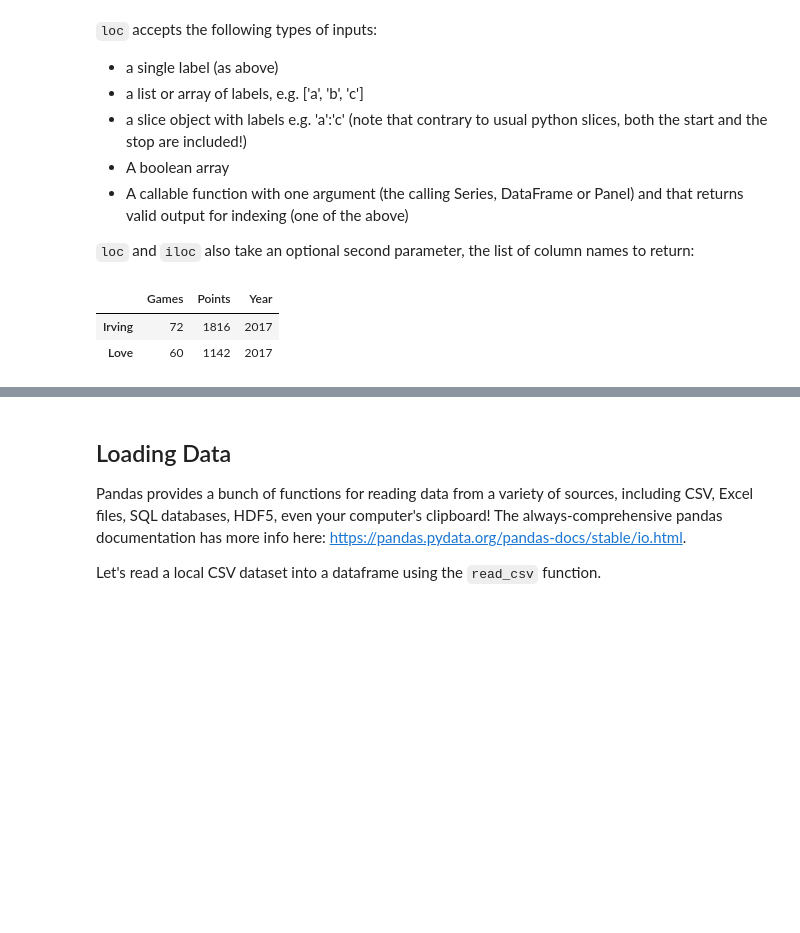
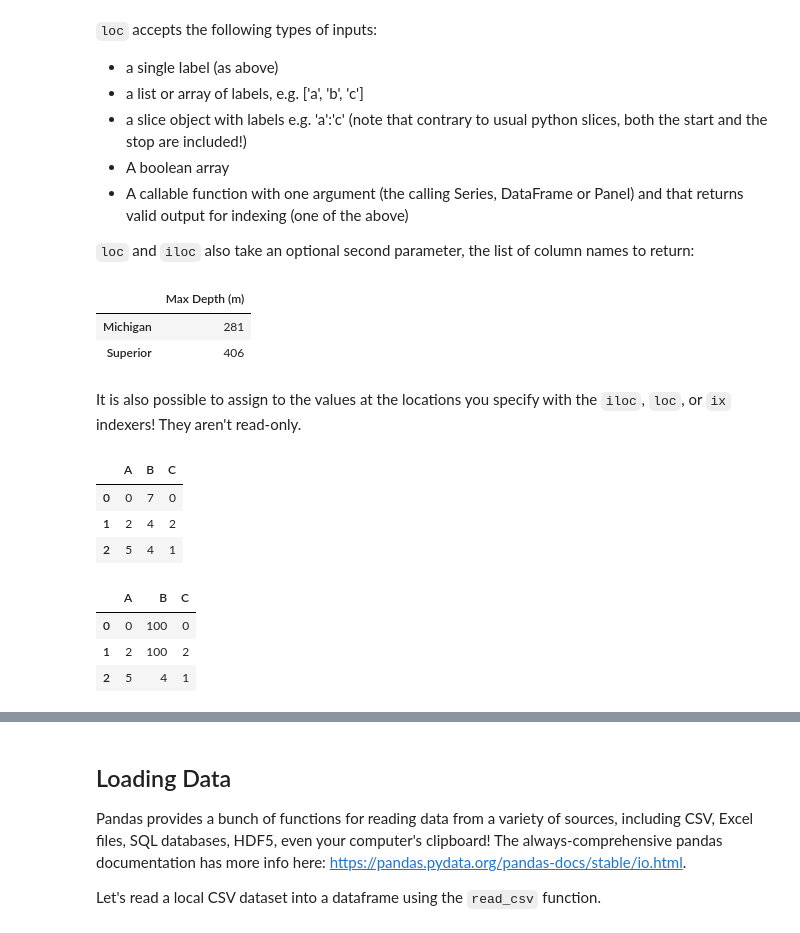
Before and after one commit to nuitrcs/pythonworkshops, a Jupyter notebook: dataanalysis/pandas/Part 1 - Basics.ipynb, the cells around one changed output, grey strips where cells are left out. Saved outputs shown, nothing was run; the diff lists cells and outputs as text; code cells hidden in the pictures; blank space fills up the shorter version.

```diff
--- a/dataanalysis/pandas/Part 1 - Basics.ipynb
+++ b/dataanalysis/pandas/Part 1 - Basics.ipynb
@@ -303,9 +343,29 @@ Name: Irving, dtype: object
 - A callable function with one argument (the calling Series, DataFrame or Panel) and that returns valid output for indexing (one of the above)
 
 `loc` and `iloc` also take an optional second parameter, the list of column names to return:
-# %%
-df.loc[['Irving', 'Love'], ['Games', 'Points', 'Year']]
-# %% [output]
-|  | Games | Points | Year |
-| Irving | 72 | 1816 | 2017 |
-| Love | 60 | 1142 | 2017 |
+# %%
+lakes.loc[['Michigan', 'Superior'], ['Max Depth (m)']]
+# %% [output]
+|  | Max Depth (m) |
+| Michigan | 281 |
+| Superior | 406 |
+# %% [markdown]
+It is also possible to assign to the values at the locations you specify with the `iloc`, `loc`, or `ix` indexers! They aren't read-only.
+# %%
+df = pd.DataFrame(np.random.randint(0, 10, (3, 3)), columns=['A', 'B', 'C'])
+df
+# %% [output]
+|  | A | B | C |
+| 0 | 0 | 7 | 0 |
+| 1 | 2 | 4 | 2 |
+| 2 | 5 | 4 | 1 |
+# %%
+# Assign the value 100 to the 0,B and 1,B.
+# Remember with label-based access, which `loc` uses, the high end of the slice is *included*.
+df.loc[:1, 'B'] = 100
+df
+# %% [output]
+|  | A | B | C |
+| 0 | 0 | 100 | 0 |
+| 1 | 2 | 100 | 2 |
+| 2 | 5 | 4 | 1 |
```
Also changed, not shown: parts of 43 cells of this notebook, 1 other file.
